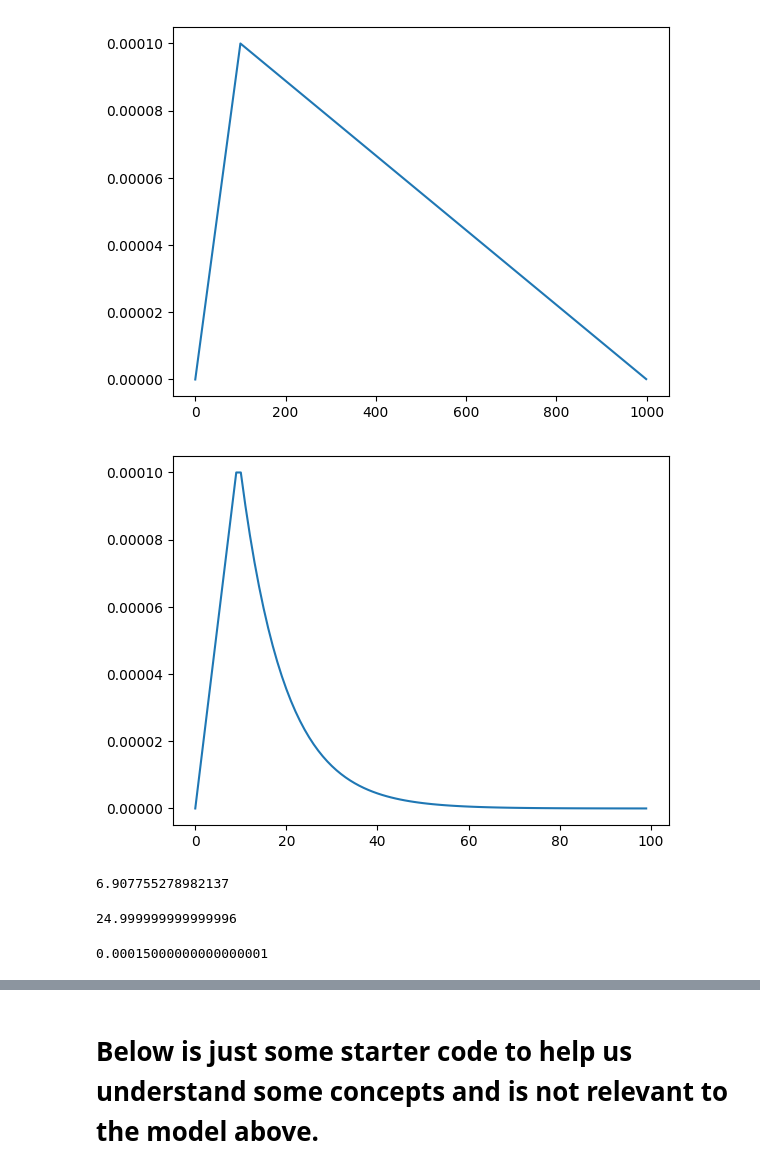
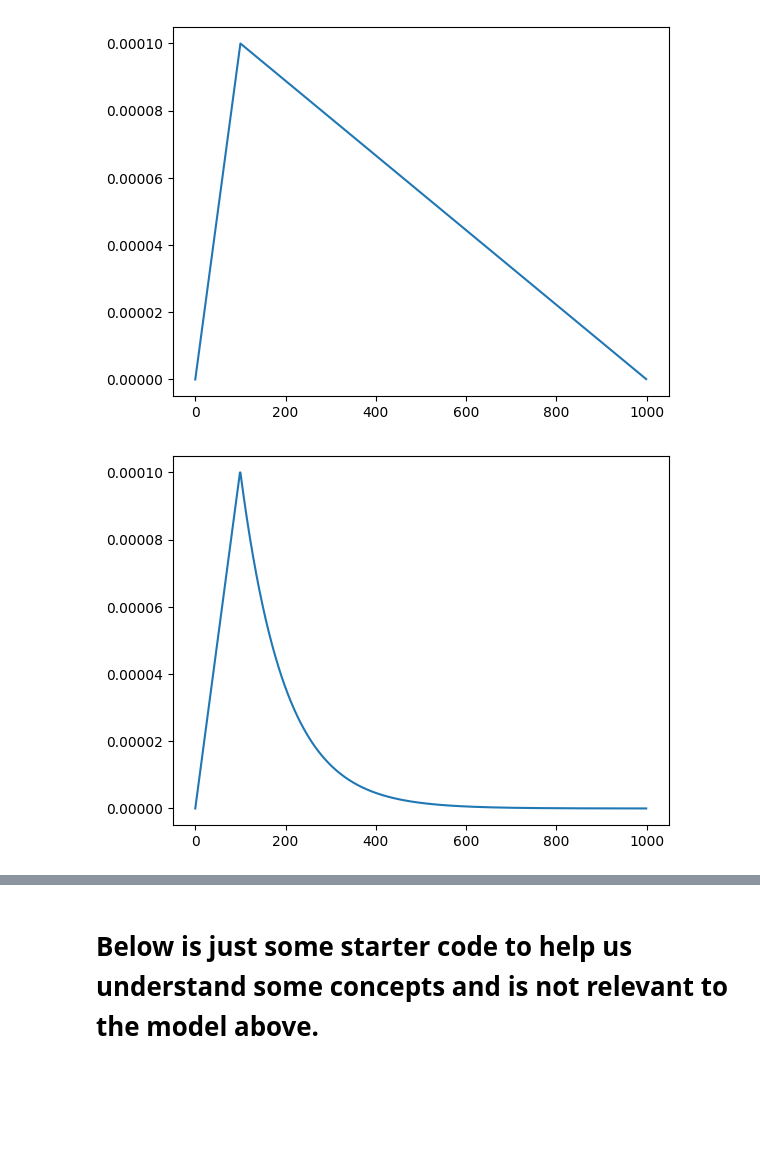
Before and after one commit to godhunter98/nano_transformers, a Jupyter notebook: bigram.ipynb, the cells around one changed output, grey strips where cells are left out. Cells and saved outputs as stored; diff of their text form; code cells hidden in the pictures; blank space fills up the shorter version.

```diff
--- a/bigram.ipynb
+++ b/bigram.ipynb
@@ -328,20 +361,20 @@ plt.show()
 # %%
 # exponential decay schedule
 def lr_schedule(steps,warmup_steps = 0.1,base_lr=1e-4,final_lr = 1e-8):
     lr_warmup_steps = int(steps * warmup_steps)
     lr_decay_steps = steps - lr_warmup_steps
     warmup_schedule = torch.linspace(0,base_lr,lr_warmup_steps)
 
     progress = torch.linspace(0,1,lr_decay_steps)
     decay_factor = math.log(base_lr/final_lr)
 
     decay_schedule = base_lr * torch.exp(-decay_factor*progress)
 
     out = torch.cat((warmup_schedule,decay_schedule))
 
     return out
 
-plt.plot(lr_schedule(100))
+plt.plot(lr_schedule(1000))
 plt.show()
 # %% [output]
-[figure, old version]
+[figure, new version]
@@ -363,12 +380,0 @@ decay_factor = math.log(base_lr / final_lr)
-# %%
-math.log(1000)
-# %% [output]
-6.907755278982137
-# %%
-math.exp(math.log(5)*2)
-# %% [output]
-24.999999999999996
-# %%
-print(1e-4*1.5)
-# %% [output]
-0.00015000000000000001
```
Also changed, not shown: parts of 19 cells of this notebook.
